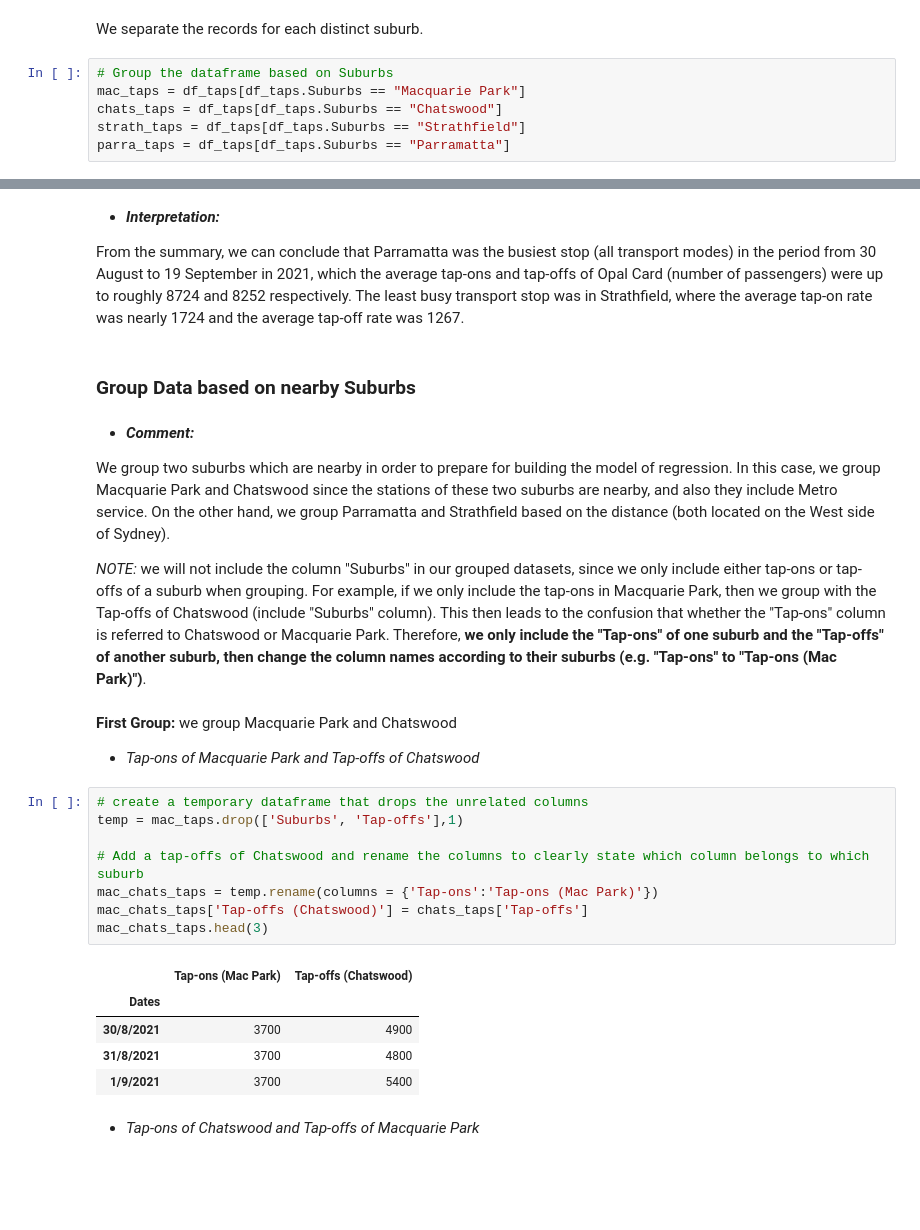
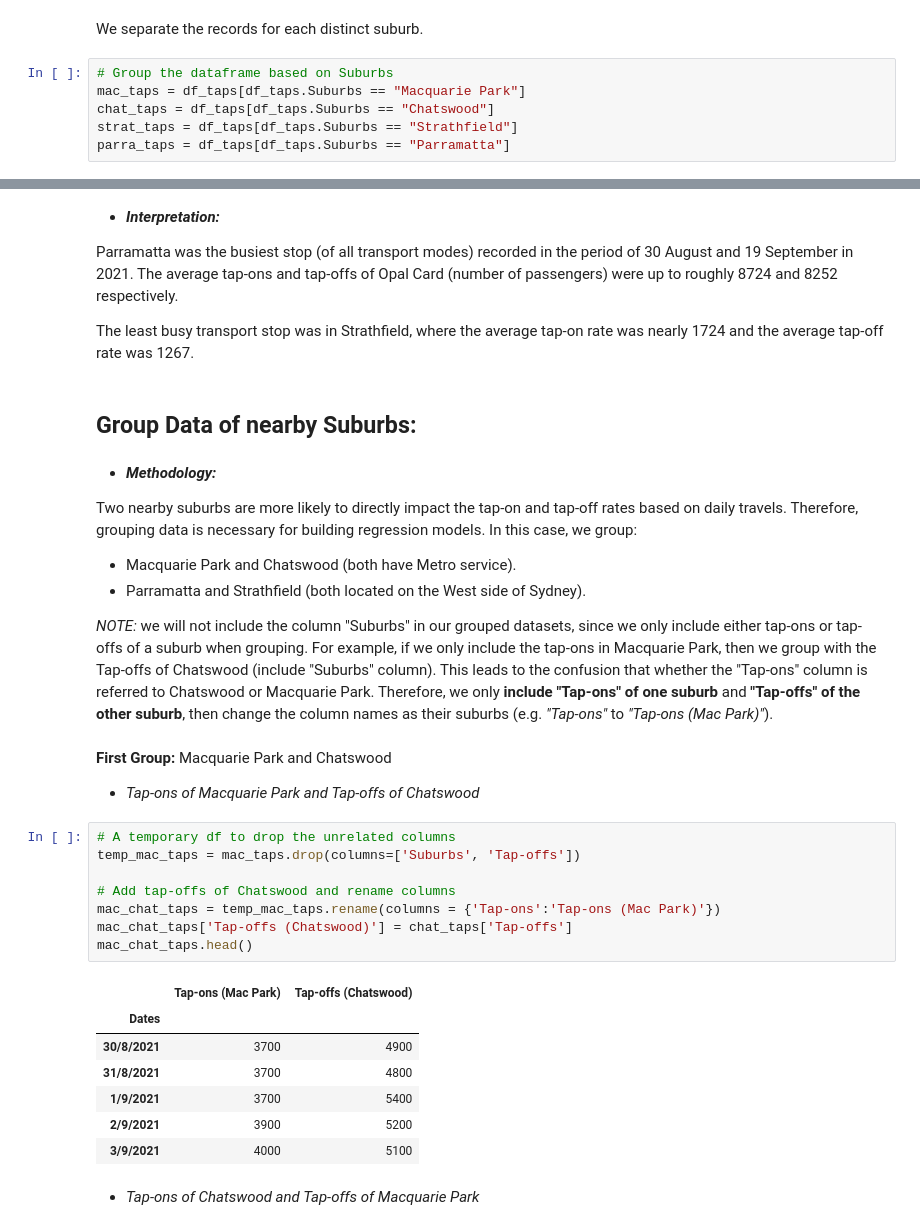
Before and after one commit to ethanaire/Analyzing-NSW-Public-Transports-with-Opal-Cards, a Jupyter notebook: Tap-ons and Tap-offs Relationship.ipynb, the cells around one changed output, grey strips where cells are left out. Saved outputs shown, nothing was run; the diff lists cells and outputs as text; blank space fills up the shorter version.

```diff
--- a/Tap-ons and Tap-offs Relationship.ipynb
+++ b/Tap-ons and Tap-offs Relationship.ipynb
@@ -121,7 +120,7 @@ We separate the records for each distinct suburb.
 # %%
 # Group the dataframe based on Suburbs
 mac_taps = df_taps[df_taps.Suburbs == "Macquarie Park"]
-chats_taps = df_taps[df_taps.Suburbs == "Chatswood"]
-strath_taps = df_taps[df_taps.Suburbs == "Strathfield"]
+chat_taps = df_taps[df_taps.Suburbs == "Chatswood"]
+strat_taps = df_taps[df_taps.Suburbs == "Strathfield"]
 parra_taps = df_taps[df_taps.Suburbs == "Parramatta"]
 # %%
@@ -151,33 +158,39 @@ max    11000.000000  10500.000000
 # %% [markdown]
 * **_Interpretation:_**
 
-From the summary, we can conclude that Parramatta was the busiest stop (all transport modes) in the period from 30 August to 19 September in 2021, which the average tap-ons and tap-offs of Opal Card (number of passengers) were up to roughly 8724 and 8252 respectively. The least busy transport stop was in Strathfield, where the average tap-on rate was nearly 1724 and the average tap-off rate was 1267.
+Parramatta was the busiest stop (of all transport modes) recorded in the period of 30 August and 19 September in 2021. The average tap-ons and tap-offs of Opal Card (number of passengers) were up to roughly 8724 and 8252 respectively.
+
+The least busy transport stop was in Strathfield, where the average tap-on rate was nearly 1724 and the average tap-off rate was 1267.
 # %% [markdown]
-### Group Data based on nearby Suburbs
+## Group Data of nearby Suburbs:
 # %% [markdown]
-* **_Comment:_**
+* **_Methodology:_**
 
-We group two suburbs which are nearby in order to prepare for building the model of regression. In this case, we group Macquarie Park and Chatswood since the stations of these two suburbs are nearby, and also they include Metro service. On the other hand, we group Parramatta and Strathfield based on the distance (both located on the West side of Sydney).
+Two nearby suburbs are more likely to directly impact the tap-on and tap-off rates based on daily travels. Therefore, grouping data is necessary for building regression models. In this case, we group:
+- Macquarie Park and Chatswood (both have Metro service).
+- Parramatta and Strathfield (both located on the West side of Sydney).
 
-*_NOTE:_* we will not include the column "Suburbs" in our grouped datasets, since we only include either tap-ons or tap-offs of a suburb when grouping. For example, if we only include the tap-ons in Macquarie Park, then we group with the Tap-offs of Chatswood (include "Suburbs" column). This then leads to the confusion that whether the "Tap-ons" column is referred to Chatswood or Macquarie Park. Therefore, **we only include the "Tap-ons" of one suburb and the "Tap-offs" of another suburb, then change the column names according to their suburbs (e.g. "Tap-ons" to "Tap-ons (Mac Park)")**.
+*_NOTE:_* we will not include the column "Suburbs" in our grouped datasets, since we only include either tap-ons or tap-offs of a suburb when grouping. For example, if we only include the tap-ons in Macquarie Park, then we group with the Tap-offs of Chatswood (include "Suburbs" column). This leads to the confusion that whether the "Tap-ons" column is referred to Chatswood or Macquarie Park. Therefore, we only **include "Tap-ons" of one suburb** and **"Tap-offs" of the other suburb**, then change the column names as their suburbs (e.g. _"Tap-ons"_ to _"Tap-ons (Mac Park)"_).
 # %% [markdown]
-**First Group:** we group Macquarie Park and Chatswood
+**First Group:** Macquarie Park and Chatswood
 
 * _Tap-ons of Macquarie Park and Tap-offs of Chatswood_
 # %%
-# create a temporary dataframe that drops the unrelated columns
-temp = mac_taps.drop(['Suburbs', 'Tap-offs'],1)
+# A temporary df to drop the unrelated columns
+temp_mac_taps = mac_taps.drop(columns=['Suburbs', 'Tap-offs'])
 
-# Add a tap-offs of Chatswood and rename the columns to clearly state which column belongs to which suburb
-mac_chats_taps = temp.rename(columns = {'Tap-ons':'Tap-ons (Mac Park)'})
-mac_chats_taps['Tap-offs (Chatswood)'] = chats_taps['Tap-offs']
-mac_chats_taps.head(3)
+# Add tap-offs of Chatswood and rename columns
+mac_chat_taps = temp_mac_taps.rename(columns = {'Tap-ons':'Tap-ons (Mac Park)'})
+mac_chat_taps['Tap-offs (Chatswood)'] = chat_taps['Tap-offs']
+mac_chat_taps.head()
 # %% [output]
 |  | Tap-ons (Mac Park) | Tap-offs (Chatswood) |
 | Dates |  |  |
 | 30/8/2021 | 3700 | 4900 |
 | 31/8/2021 | 3700 | 4800 |
 | 1/9/2021 | 3700 | 5400 |
+| 2/9/2021 | 3900 | 5200 |
+| 3/9/2021 | 4000 | 5100 |
 # %% [markdown]
 * _Tap-ons of Chatswood and Tap-offs of Macquarie Park_
 # %%
```
Also changed, not shown: parts of 26 cells of this notebook.
